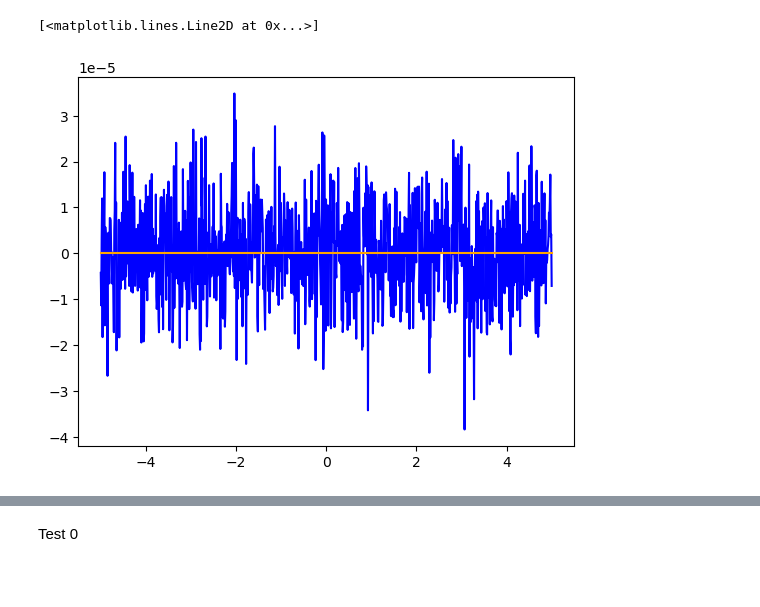
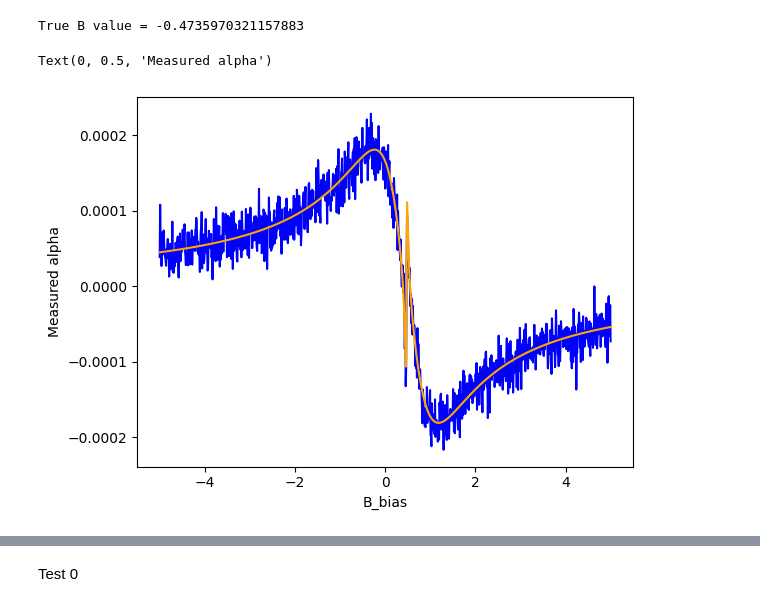
Before and after one commit to apranav22/bayesian_nmor, a Jupyter notebook: toy_bayesian_model.ipynb, the cells around one changed output, grey strips where cells are left out. Saved outputs shown, nothing was run; the diff lists cells and outputs as text; code cells hidden in the pictures; blank space fills up the shorter version.

```diff
--- a/toy_bayesian_model.ipynb
+++ b/toy_bayesian_model.ipynb
@@ -4,24 +4,31 @@
 import numpy as np
 import cupy as cp
 import matplotlib.pyplot as plt
+import os
+import sys
+from scipy.stats import norm
+from scipy.integrate import simpson
 
 global tou, delta, k2, transit_rate, lo
 
 # spontaneous emission rate ~ 10^7 Hz
 tou = 10**7
 # detuning
-delta = 0.5 * tou
+delta = 0.1 * tou
 # saturation parameter
-k2 = 5
+k2 = 5.0
 # transit rate
 transit_rate = 0.01 * tou
 # unsaturated absorption length
 lo = 0.001
 
+folder_path = r"C:\Users\Dinesh\UGP"
+sys.path.insert(0, folder_path)
+
 
 def alpha_th(B_tot):
     # gyromagnetic ratio ~ 10^6 Hz/Guass, larmor freq
-    gyro = 0.00001
+    gyro = 1e7
     omega_l = gyro * (B_tot)
     D = (
         8
@@ -49,41 +56,39 @@ def alpha_th(B_tot):
             )
             + (
                 transit_rate
                 * (
                     (4 * transit_rate * ((tou**2) - ((2 * delta) ** 2)))
                     - ((tou**3) * k2 * (k2 + 2))
                 )
             )
         )
         / D
     )
     return lo * alpha_th
 
 
 def alpha_exp(alpha_th, sigma):
-    return lo * (alpha_th + np.random.normal(0, sigma, size=alpha_th.shape))
+    return alpha_th + np.random.normal(0, sigma, size=alpha_th.shape)
 
 
-# Dispersive Lorentzian Model
-"""def alpha_th(B_total, Gamma=1.0):
-    # Simplified dispersive Lorentzian form
-    return B_total / (B_total**2 + Gamma**2)"""
-
-
-B_unk = 0.4
+B_unk = np.random.uniform(-1, 1)  # B_unknown can be anything between -1 and 1
+print("True B value =", B_unk)
 gamma = 0.02
-sigma = 0.01
+sigma = 2e-5  # FIXME: This is not a percentage but an absolute value
 
 B_bias = np.linspace(-5, 5, 1000)
 B_tot = B_unk + B_bias
 
 alpha_vals = alpha_th(B_tot)
 
 
 alpha_exp_vals = alpha_exp(alpha_vals, sigma)
 plt.figure()
 plt.plot(B_bias, alpha_exp_vals, color="blue")
 plt.plot(B_bias, alpha_vals, color="orange")
+plt.xlabel("B_bias")
+plt.ylabel("Measured alpha")
 # %% [output]
-[<matplotlib.lines.Line2D at 0x...>]
+True B value = -0.4735970321157883
+Text(0, 0.5, 'Measured alpha')
-[figure, old version]
+[figure, new version]
```
Also changed, not shown: parts of 17 cells of this notebook, 9 other files.
